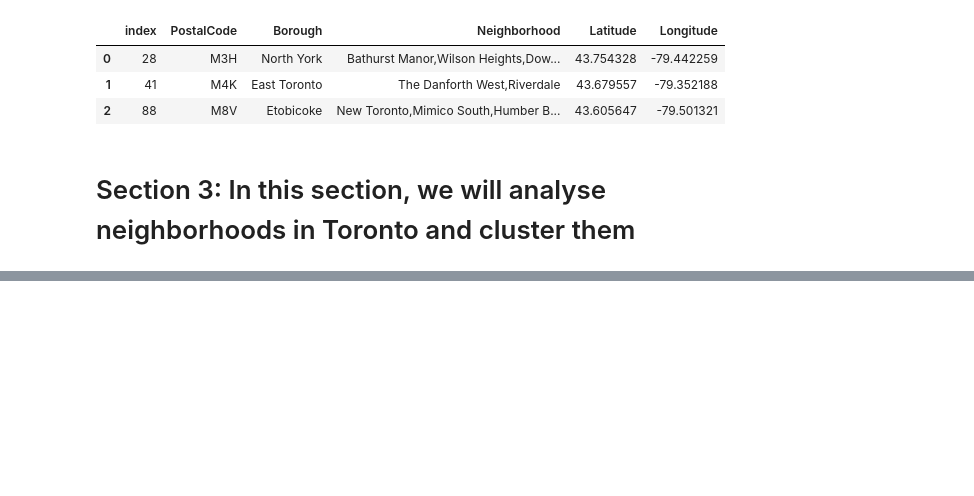
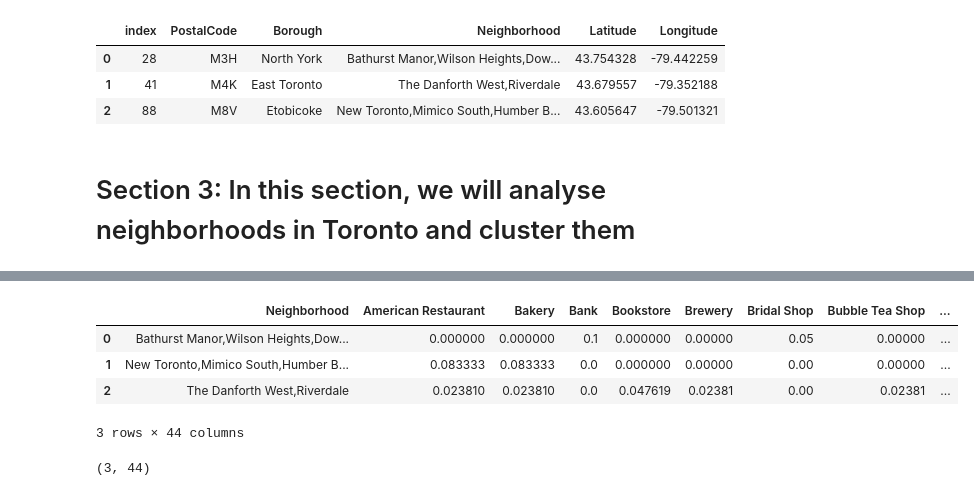
Before and after one commit to owaiskerney/Coursera_Capstone, a Jupyter notebook: Web Scraping.ipynb, the cells around one changed output, grey strips where cells are left out. Saved outputs shown, nothing was run; the diff lists cells and outputs as text; code cells hidden in the pictures; blank space fills up the shorter version.

```diff
--- a/Web Scraping.ipynb
+++ b/Web Scraping.ipynb
@@ -140,0 +331,13 @@ print('CLIENT_SECRET:' + CLIENT_SECRET)
+# %%
+toronto_grouped = toronto_onehot.groupby('Neighborhood').mean().reset_index()
+toronto_grouped
+# %% [output]
+|  | Neighborhood | American Restaurant | Bakery | Bank | Bookstore | Brewery | Bridal Shop | Bubble Tea Shop | ... |
+| 0 | Bathurst Manor,Wilson Heights,Dow... | 0.000000 | 0.000000 | 0.1 | 0.000000 | 0.00000 | 0.05 | 0.00000 | ... |
+| 1 | New Toronto,Mimico South,Humber B... | 0.083333 | 0.083333 | 0.0 | 0.000000 | 0.00000 | 0.00 | 0.00000 | ... |
+| 2 | The Danforth West,Riverdale | 0.023810 | 0.023810 | 0.0 | 0.047619 | 0.02381 | 0.00 | 0.02381 | ... |
+3 rows × 44 columns
+# %%
+toronto_grouped.shape
+# %% [output]
+(3, 44)
```
Also changed, not shown: parts of 26 cells of this notebook.
